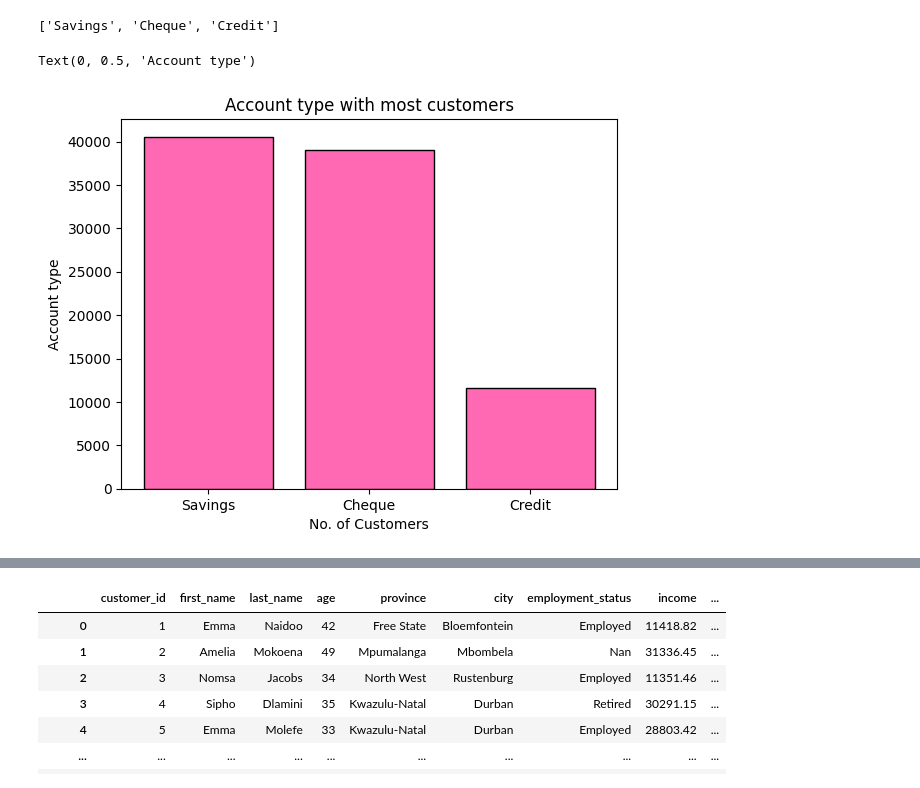
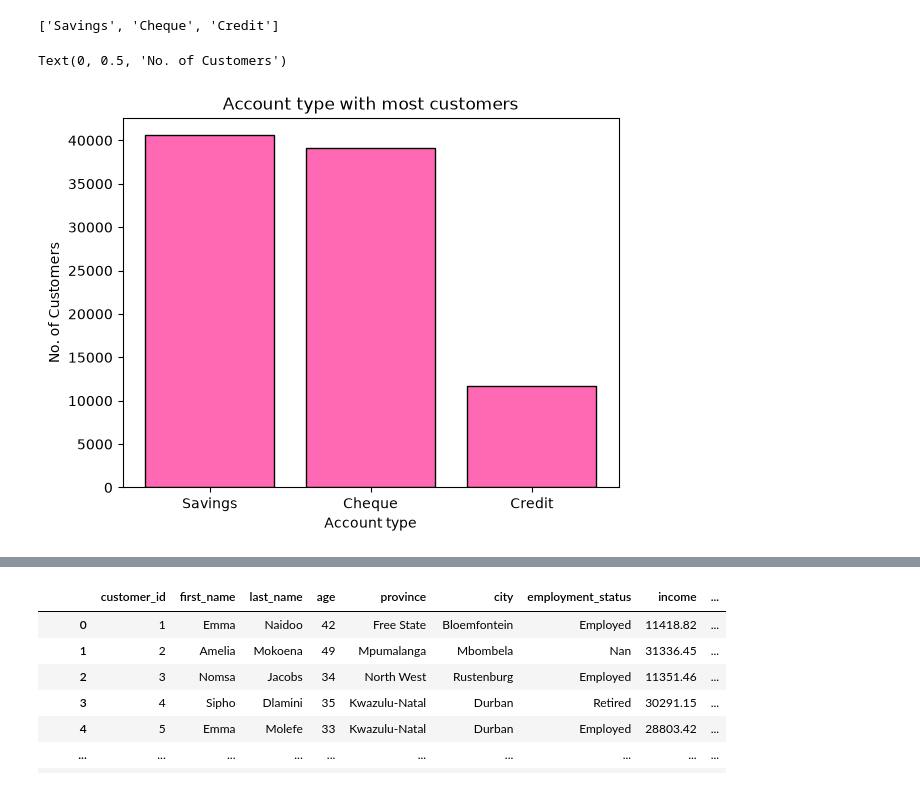
Before and after one commit to akonamajongile-a11y/bankguard, a Jupyter notebook: notebooks/Siziphiwe_bankguard.ipynb, the cells around one changed output, grey strips where cells are left out. Cells and saved outputs as stored; diff of their text form; code cells hidden in the pictures.

Commit message:
Fixing the graphs

```diff
--- a/notebooks/Siziphiwe_bankguard.ipynb
+++ b/notebooks/Siziphiwe_bankguard.ipynb
@@ -620,7 +618,7 @@ plt.xticks(rotation=45)
 # %%
 import pandas as pd
 
-accounts = pd.read_csv("data/processed/cleanedAccounts2.csv")
+accounts = pd.read_csv("../data/processed/cleanedAccounts2.csv")
 accounts
 # %% [output]
 |  | account_id | customer_id | account_type | branch_id | account_status | opened_date |
@@ -661,16 +659,16 @@ g
 # %%
 import matplotlib.pyplot as plt
 
 # create bar graph
 plt.bar(g, v, color='hotpink', edgecolor='black')
 
 # formatting
 plt.title('Account type with most customers')
-plt.xlabel('No. of Customers')
-plt.ylabel('Account type')
+plt.xlabel('Account type')
+plt.ylabel('No. of Customers')
 # %% [output]
-Text(0, 0.5, 'Account type')
+Text(0, 0.5, 'No. of Customers')
-[figure, old version]
+[figure, new version]
 # %%
 #Which age group has the highest transaction activity?
 #Was creating age groups:
```
Also changed, not shown: parts of 23 cells of this notebook, 5 other files.
